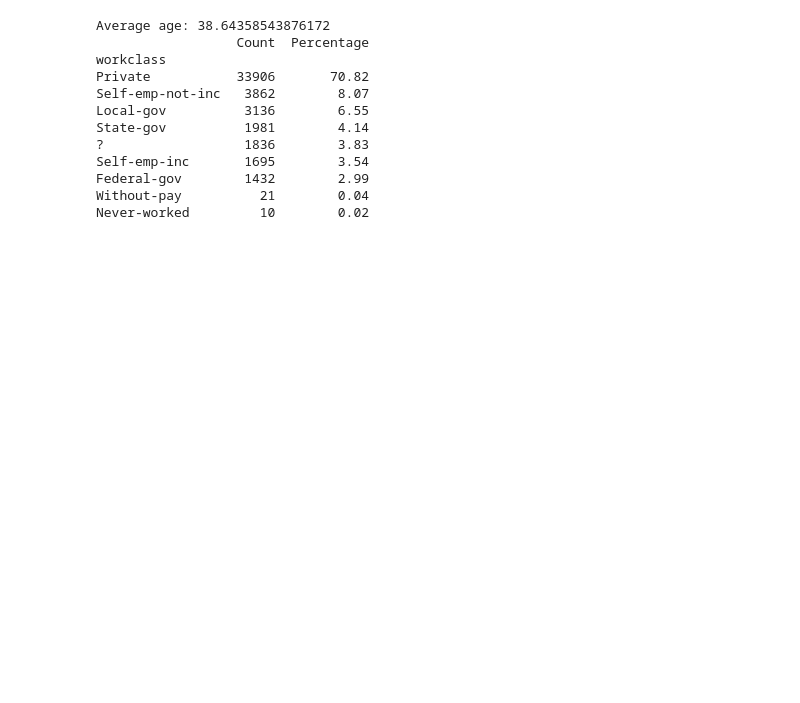
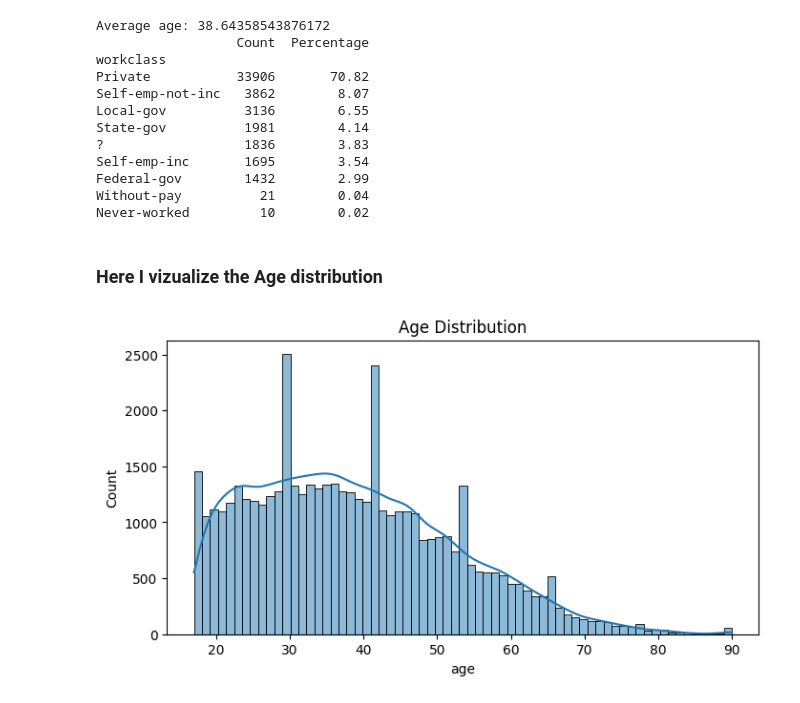
Before and after one commit to Sebastianrix/Data-Things, a Jupyter notebook: 1) Data transformation and exploratory data analysis (EDA)/Exercises in DT and EDA.ipynb, the cells around one changed output. Cells and saved outputs as stored; diff of their text form; code cells hidden in the pictures; blank space fills up the shorter version.

```diff
--- a/1) Data transformation and exploratory data analysis (EDA)/Exercises in DT and EDA.ipynb
+++ b/1) Data transformation and exploratory data analysis (EDA)/Exercises in DT and EDA.ipynb
@@ -160,3 +161,21 @@ Self-emp-inc       1695        3.54
 Federal-gov        1432        2.99
 Without-pay          21        0.04
 Never-worked         10        0.02
+# %% [markdown]
+<h3> Here I vizualize the Age distribution </h>
+# %%
+import matplotlib.pyplot as plt
+import seaborn as sns
+
+
+
+
+# Income relating to age
+
+# Histogram
+plt.figure(figsize=(8, 4))
+sns.histplot(adult_data['age'], kde=True)
+plt.title("Age Distribution")
+plt.show()
+# %% [output]
+[figure, added]
```
Also changed, not shown: parts of 20 cells of this notebook.
